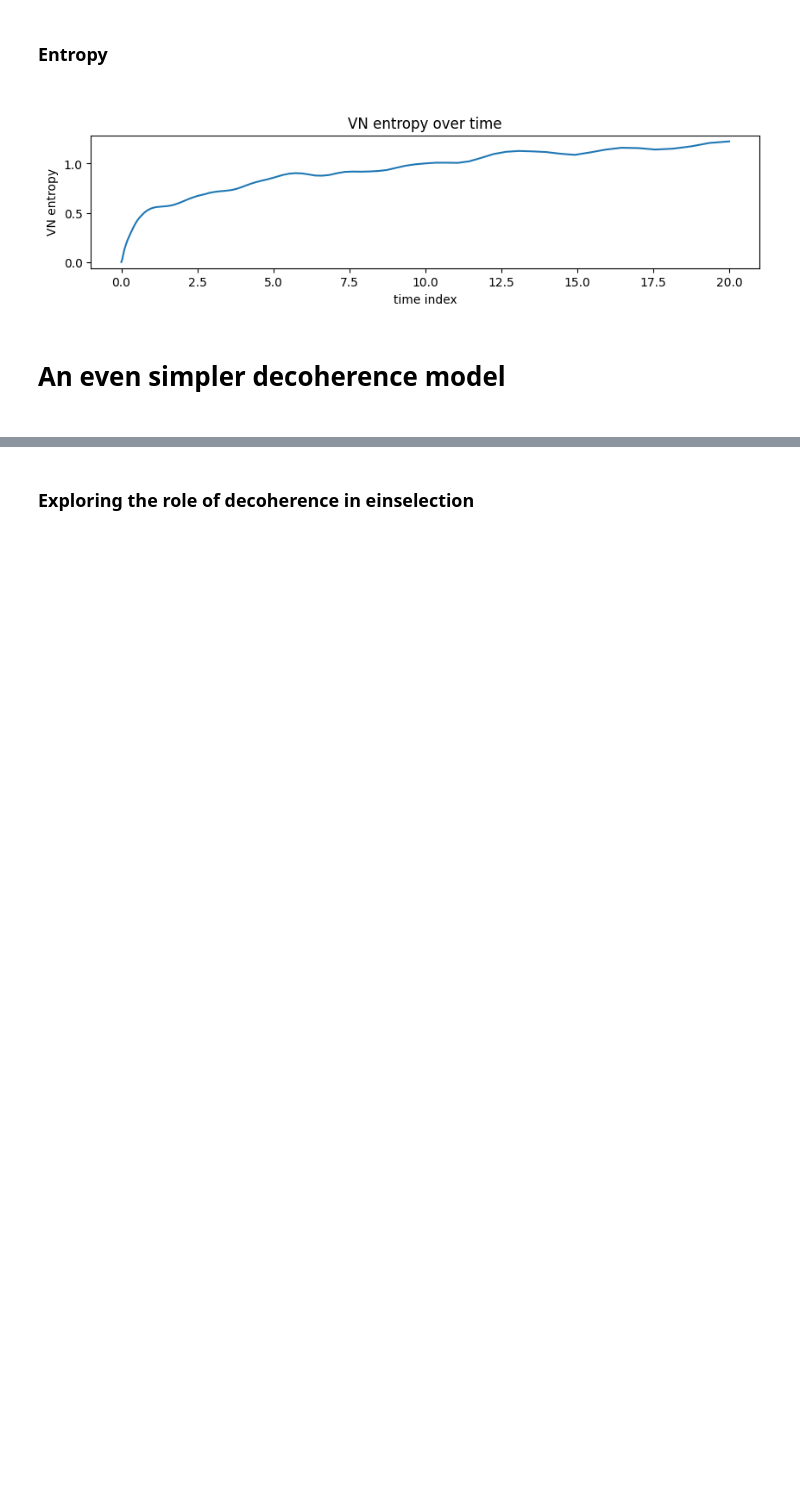
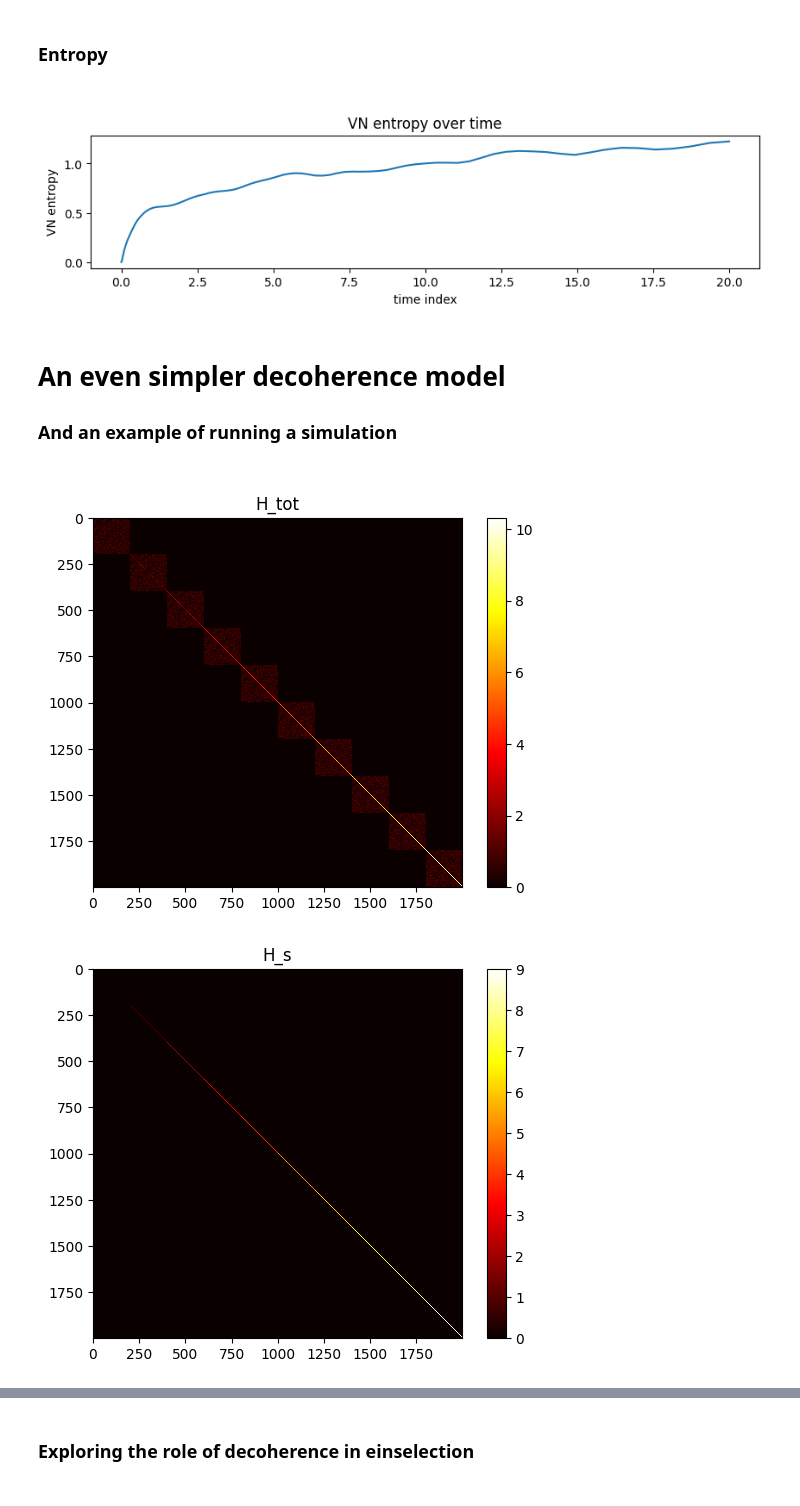
Before and after one commit to MarinAndreGirard/ACL, a Jupyter notebook: Working/The_ACL_model.ipynb, the cells around one changed output, grey strips where cells are left out. Saved outputs shown, nothing was run; the diff lists cells and outputs as text; code cells hidden in the pictures; blank space fills up the shorter version.

```diff
--- a/Working/The_ACL_model.ipynb
+++ b/Working/The_ACL_model.ipynb
@@ -186,3 +184,13 @@ plot_VN(result,tlist)
 [figure]
 # %% [markdown]
 <h1>An even simpler decoherence model<h1>
+<h3>And an example of running a simulation<h3>
+# %%
+d1=10;d2=200;E_s=1; E_s2=0; E_int_s=0; E_int_e=1;E_int_s2=0.06;E_int_e2=0; E_e=1; E_e2=0;w=[0,0,0,np.sqrt(0.3),0,0,0,np.sqrt(0.7),0,0];envi=[0]; tmax= 10; ind_nb = 100;log=0
+file_name="basic_block_diagonal_w_decoherence"
+result, tlist, H_list, ket_list, info = time_evo_new(d1,d2,E_s,E_s2,E_int_s,E_int_e,E_int_s2,E_int_e2,E_e,E_e2,w,envi,tmax,ind_nb,log)
+# %%
+plot_hamiltonians(H_list)
+# %% [output]
+[figure, added]
+[figure, added]
```
Also changed, not shown: parts of 6 cells of this notebook, 3 other files.
